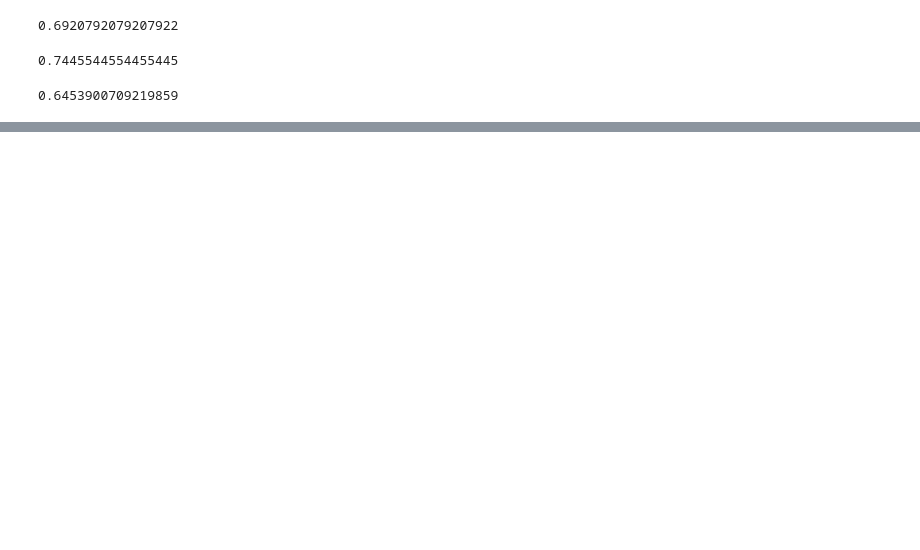
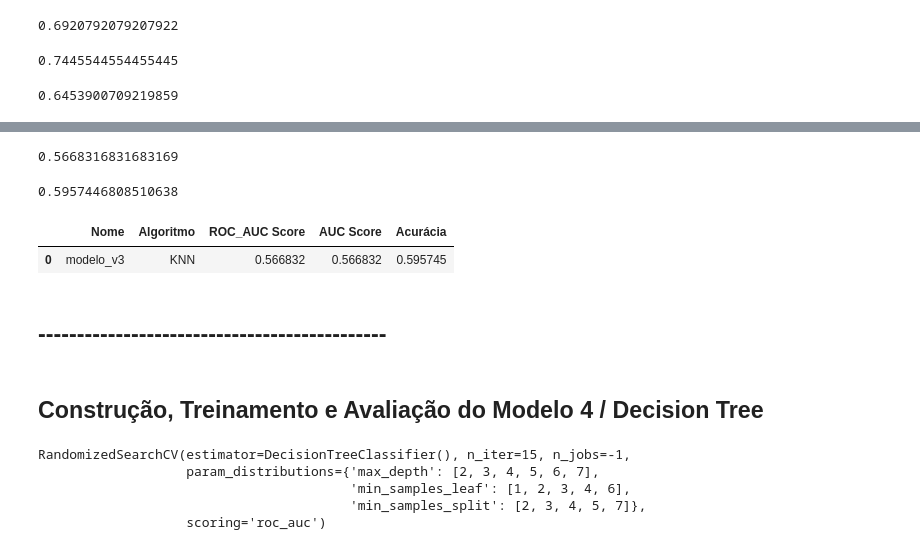
Before and after one commit to alyssonmontovanelli/formacao_dataScience_DSA, a Jupyter notebook: 01_bigData_RealTime_Python_Spark/cap09_Machine_Learning/Mini_Projeto.ipynb, the cells around one changed output, grey strips where cells are left out. Drawn from its saved outputs; the diff is of its cells as text; code cells hidden in the pictures; blank space fills up the shorter version.

```diff
--- a/01_bigData_RealTime_Python_Spark/cap09_Machine_Learning/Mini_Projeto.ipynb
+++ b/01_bigData_RealTime_Python_Spark/cap09_Machine_Learning/Mini_Projeto.ipynb
@@ -948,0 +997,15 @@ df_modelos_ML2
+# %%
+# Curva ROC
+fpr_v3, tpr_v3, thresholds = roc_curve(y_teste, y_pred_proba_v3)
+# %%
+# Calculando AUC em Teste
+auc_v3 = auc(fpr_v3, tpr_v3)
+print(auc_v3)
+# %% [output]
+0.5668316831683169
+# %%
+# Calculando a acurácia
+acuracia_v3 = accuracy_score(y_teste, y_pred_v3)
+print(acuracia_v3)
+# %% [output]
+0.5957446808510638
@@ -948,0 +1016,18 @@ df_modelos_ML2
+# %%
+dict_modelo_v3 = {
+    'Nome': ['modelo_v3'],
+    'Algoritmo': ['KNN'],
+    'ROC_AUC Score': [roc_auc_v3],
+    'AUC Score': [auc_v3],
+    'Acurácia':[acuracia_v3]
+}
+# %%
+df_modelos_ML3 = pd.DataFrame(dict_modelo_v3)
+df_modelos_ML3
+# %% [output]
+|  | Nome | Algoritmo | ROC_AUC Score | AUC Score | Acurácia |
+| 0 | modelo_v3 | KNN | 0.566832 | 0.566832 | 0.595745 |
+# %% [markdown]
+## ---------------------------------------------
+# %% [markdown]
+## Construção, Treinamento e Avaliação do Modelo 4 / Decision Tree
@@ -948,0 +1048,9 @@ df_modelos_ML2
+# %%
+# Treinamento
+modelo_v4.fit(x_treino, y_treino)
+# %% [output]
+RandomizedSearchCV(estimator=DecisionTreeClassifier(), n_iter=15, n_jobs=-1,
+                   param_distributions={'max_depth': [2, 3, 4, 5, 6, 7],
+                                        'min_samples_leaf': [1, 2, 3, 4, 6],
+                                        'min_samples_split': [2, 3, 4, 5, 7]},
+                   scoring='roc_auc')
```
Also changed, not shown: parts of 126 cells of this notebook, 4 other files.
